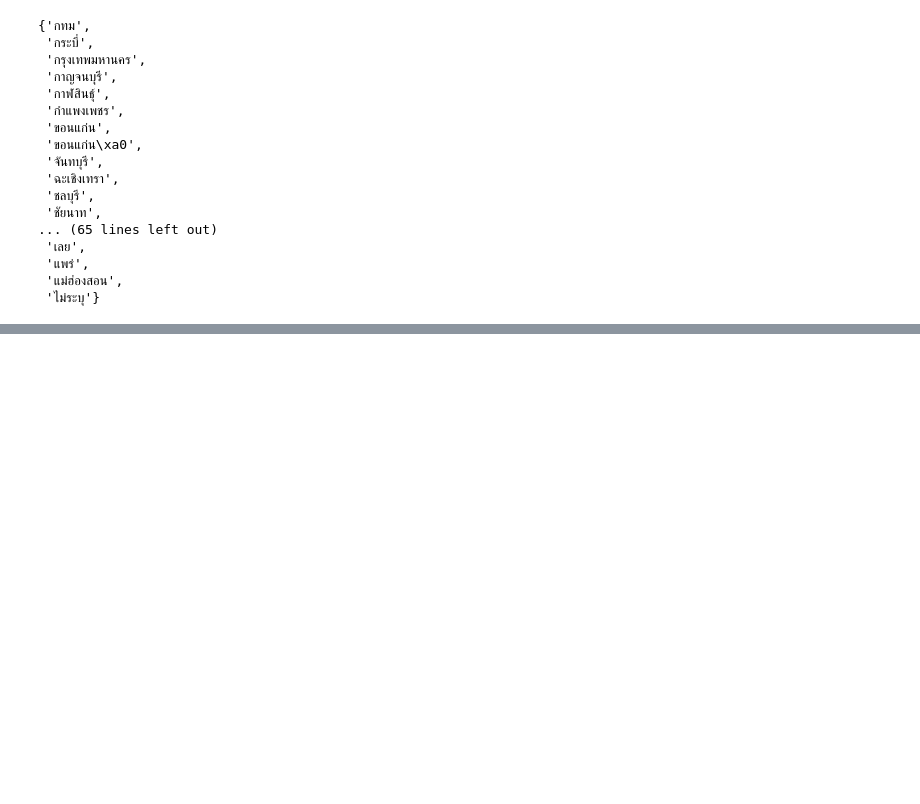
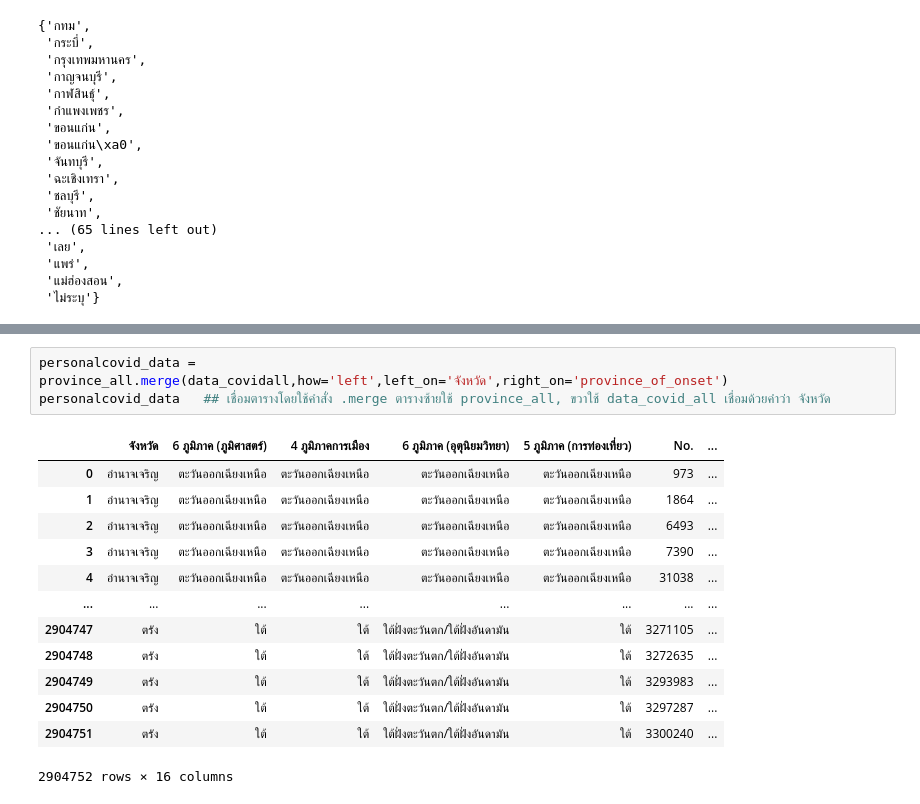
Before and after one commit to nichakornchaisuwan/data_viz_2022, a Jupyter notebook: Project_กลุ่มนี้.ipynb, the cells around one changed output, grey strips where cells are left out. Drawn from its saved outputs; the diff is of its cells as text; blank space fills up the shorter version.

```diff
--- a/Project_กลุ่มนี้.ipynb
+++ b/Project_กลุ่มนี้.ipynb
@@ -479,0 +936,17 @@ data_covidall.replace(([], ''))
+# %%
+personalcovid_data = province_all.merge(data_covidall,how='left',left_on='จังหวัด',right_on='province_of_onset')
+personalcovid_data   ## เชื่อมตารางโดยใช้คำสั่ง .merge ตารางซ้ายใช้ province_all, ขวาใช้ data_covid_all เชื่อมด้วยคำว่า จังหวัด
+# %% [output]
+|  | จังหวัด | 6 ภูมิภาค (ภูมิศาสตร์) | 4 ภูมิภาคการเมือง | 6 ภูมิภาค (อุตุนิยมวิทยา) | 5 ภูมิภาค (การท่องเที่ยว) | No. | ... |
+| 0 | อำนาจเจริญ | ตะวันออกเฉียงเหนือ | ตะวันออกเฉียงเหนือ | ตะวันออกเฉียงเหนือ | ตะวันออกเฉียงเหนือ | 973 | ... |
+| 1 | อำนาจเจริญ | ตะวันออกเฉียงเหนือ | ตะวันออกเฉียงเหนือ | ตะวันออกเฉียงเหนือ | ตะวันออกเฉียงเหนือ | 1864 | ... |
+| 2 | อำนาจเจริญ | ตะวันออกเฉียงเหนือ | ตะวันออกเฉียงเหนือ | ตะวันออกเฉียงเหนือ | ตะวันออกเฉียงเหนือ | 6493 | ... |
+| 3 | อำนาจเจริญ | ตะวันออกเฉียงเหนือ | ตะวันออกเฉียงเหนือ | ตะวันออกเฉียงเหนือ | ตะวันออกเฉียงเหนือ | 7390 | ... |
+| 4 | อำนาจเจริญ | ตะวันออกเฉียงเหนือ | ตะวันออกเฉียงเหนือ | ตะวันออกเฉียงเหนือ | ตะวันออกเฉียงเหนือ | 31038 | ... |
+| ... | ... | ... | ... | ... | ... | ... | ... |
+| 2904747 | ตรัง | ใต้ | ใต้ | ใต้ฝั่งตะวันตก/ใต้ฝั่งอันดามัน | ใต้ | 3271105 | ... |
+| 2904748 | ตรัง | ใต้ | ใต้ | ใต้ฝั่งตะวันตก/ใต้ฝั่งอันดามัน | ใต้ | 3272635 | ... |
+| 2904749 | ตรัง | ใต้ | ใต้ | ใต้ฝั่งตะวันตก/ใต้ฝั่งอันดามัน | ใต้ | 3293983 | ... |
+| 2904750 | ตรัง | ใต้ | ใต้ | ใต้ฝั่งตะวันตก/ใต้ฝั่งอันดามัน | ใต้ | 3297287 | ... |
+| 2904751 | ตรัง | ใต้ | ใต้ | ใต้ฝั่งตะวันตก/ใต้ฝั่งอันดามัน | ใต้ | 3300240 | ... |
+2904752 rows × 16 columns
```
Also changed, not shown: parts of 11 cells of this notebook.
